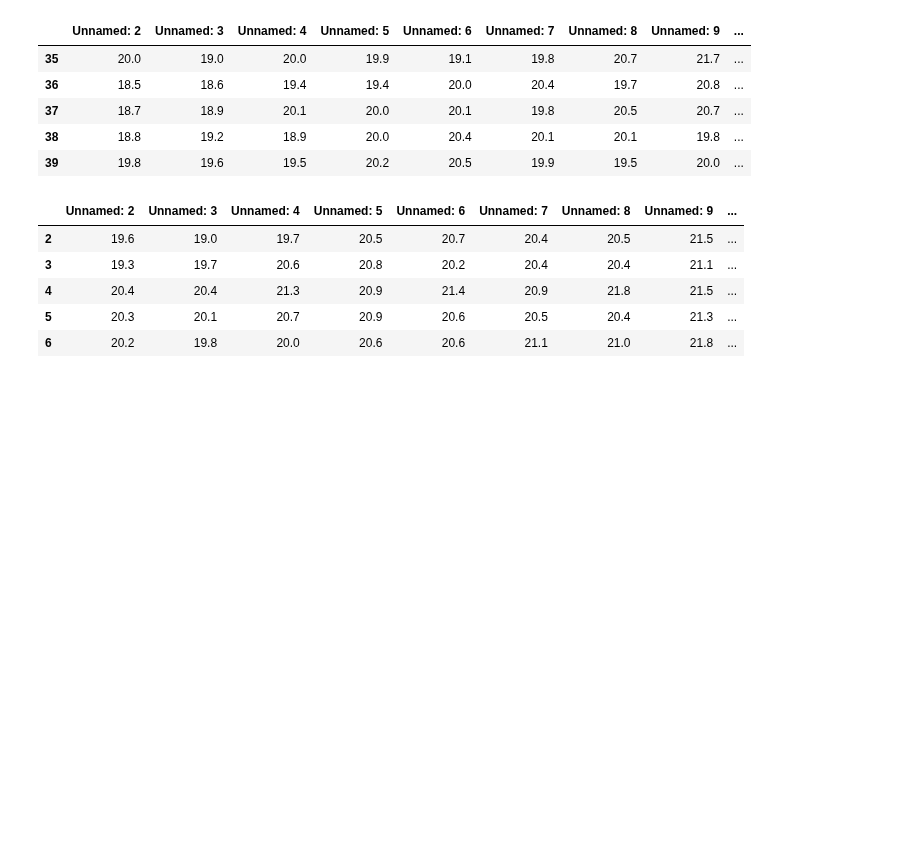
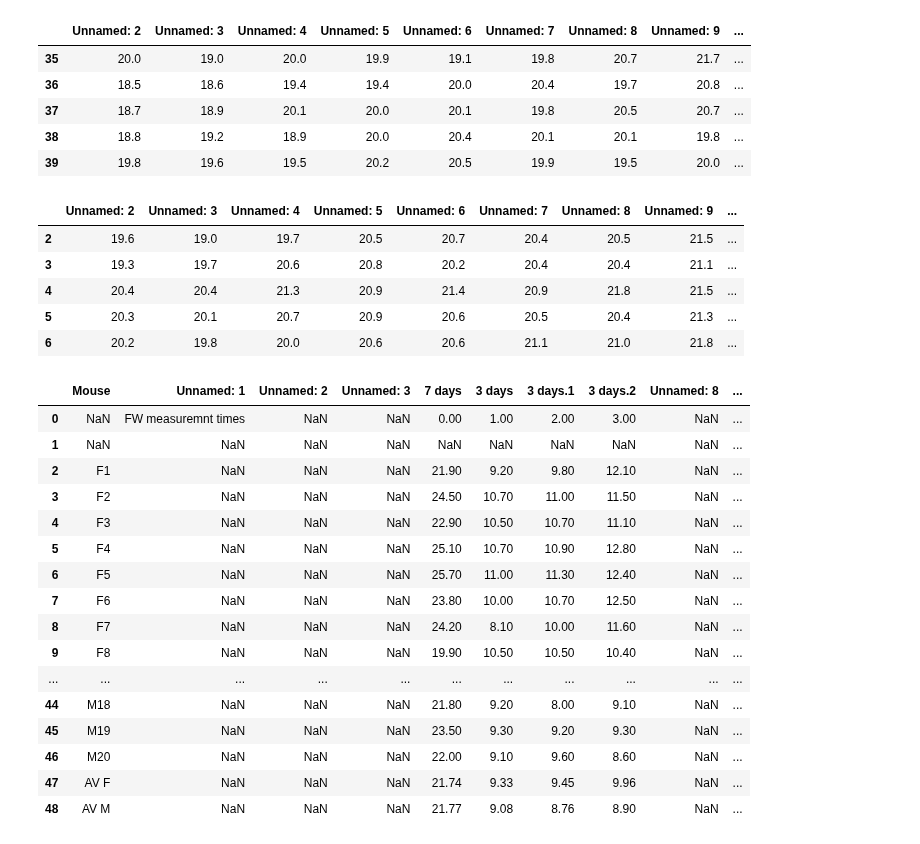
Before and after one commit to Htbibalan/FEDPROFERENCE, a Jupyter notebook: notebooks/FEDXD_READ_DATA.ipynb, the cells around one changed output. Saved outputs shown, nothing was run; the diff lists cells and outputs as text; code cells hidden in the pictures; blank space fills up the shorter version.

```diff
--- a/notebooks/FEDXD_READ_DATA.ipynb
+++ b/notebooks/FEDXD_READ_DATA.ipynb
@@ -332,0 +344,20 @@ exp_F_B1
+# %%
+FOOD_DF
+# %% [output]
+|  | Mouse | Unnamed: 1 | Unnamed: 2 | Unnamed: 3 | 7 days | 3 days | 3 days.1 | 3 days.2 | Unnamed: 8 | ... |
+| 0 | NaN | FW measuremnt times | NaN | NaN | 0.00 | 1.00 | 2.00 | 3.00 | NaN | ... |
+| 1 | NaN | NaN | NaN | NaN | NaN | NaN | NaN | NaN | NaN | ... |
+| 2 | F1 | NaN | NaN | NaN | 21.90 | 9.20 | 9.80 | 12.10 | NaN | ... |
+| 3 | F2 | NaN | NaN | NaN | 24.50 | 10.70 | 11.00 | 11.50 | NaN | ... |
+| 4 | F3 | NaN | NaN | NaN | 22.90 | 10.50 | 10.70 | 11.10 | NaN | ... |
+| 5 | F4 | NaN | NaN | NaN | 25.10 | 10.70 | 10.90 | 12.80 | NaN | ... |
+| 6 | F5 | NaN | NaN | NaN | 25.70 | 11.00 | 11.30 | 12.40 | NaN | ... |
+| 7 | F6 | NaN | NaN | NaN | 23.80 | 10.00 | 10.70 | 12.50 | NaN | ... |
+| 8 | F7 | NaN | NaN | NaN | 24.20 | 8.10 | 10.00 | 11.60 | NaN | ... |
+| 9 | F8 | NaN | NaN | NaN | 19.90 | 10.50 | 10.50 | 10.40 | NaN | ... |
+| ... | ... | ... | ... | ... | ... | ... | ... | ... | ... | ... |
+| 44 | M18 | NaN | NaN | NaN | 21.80 | 9.20 | 8.00 | 9.10 | NaN | ... |
+| 45 | M19 | NaN | NaN | NaN | 23.50 | 9.30 | 9.20 | 9.30 | NaN | ... |
+| 46 | M20 | NaN | NaN | NaN | 22.00 | 9.10 | 9.60 | 8.60 | NaN | ... |
+| 47 | AV F | NaN | NaN | NaN | 21.74 | 9.33 | 9.45 | 9.96 | NaN | ... |
+| 48 | AV M | NaN | NaN | NaN | 21.77 | 9.08 | 8.76 | 8.90 | NaN | ... |
```
Also changed, not shown: parts of 8 cells of this notebook, 1 other file.
